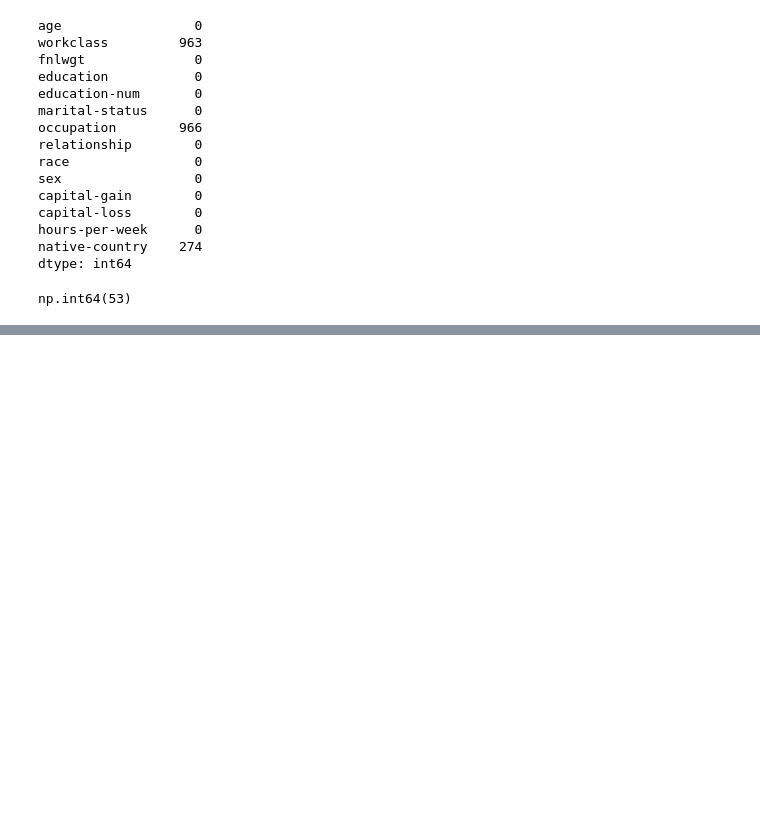
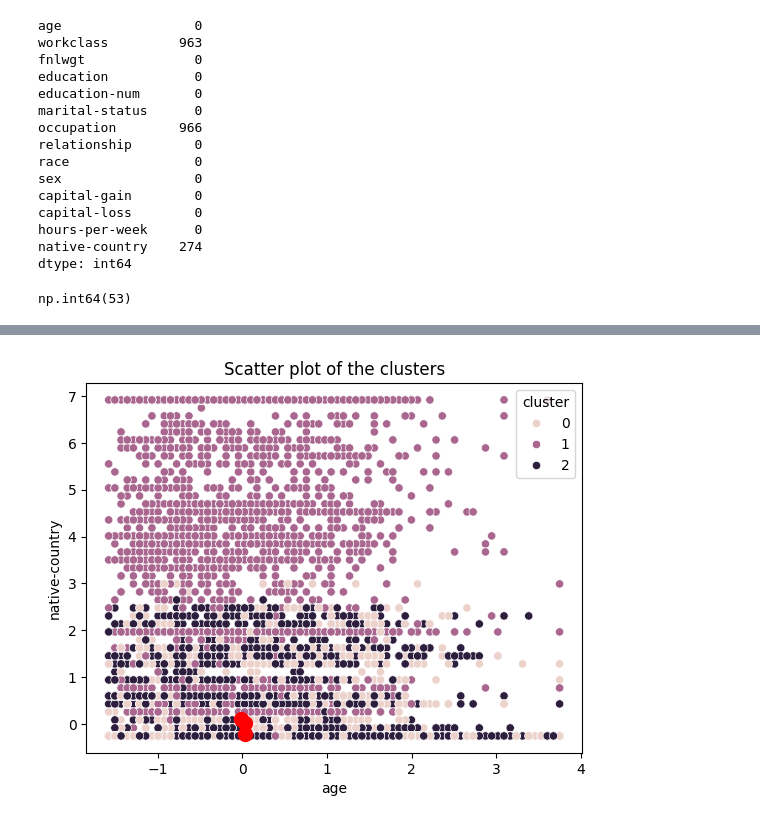
Before and after one commit to SanjarbekMatlabov/unsupervised-learning, a Jupyter notebook: newbig.ipynb, the cells around one changed output, grey strips where cells are left out. Drawn from its saved outputs; the diff is of its cells as text; code cells hidden in the pictures; blank space fills up the shorter version.

```diff
--- a/newbig.ipynb
+++ b/newbig.ipynb
@@ -97,0 +219,7 @@ np.int64(53)
+# %%
+sns.scatterplot(data=df, x='age', y='native-country', hue='cluster', )
+plt.title('Scatter plot of the clusters')
+plt.scatter(Kmeans_pca.cluster_centers_[:, 0], Kmeans_pca.cluster_centers_[:, 1], s = 100, c = 'red', label = 'Centroids')
+plt.show()
+# %% [output]
+[figure, added]
```
Also changed, not shown: parts of 16 cells of this notebook.
